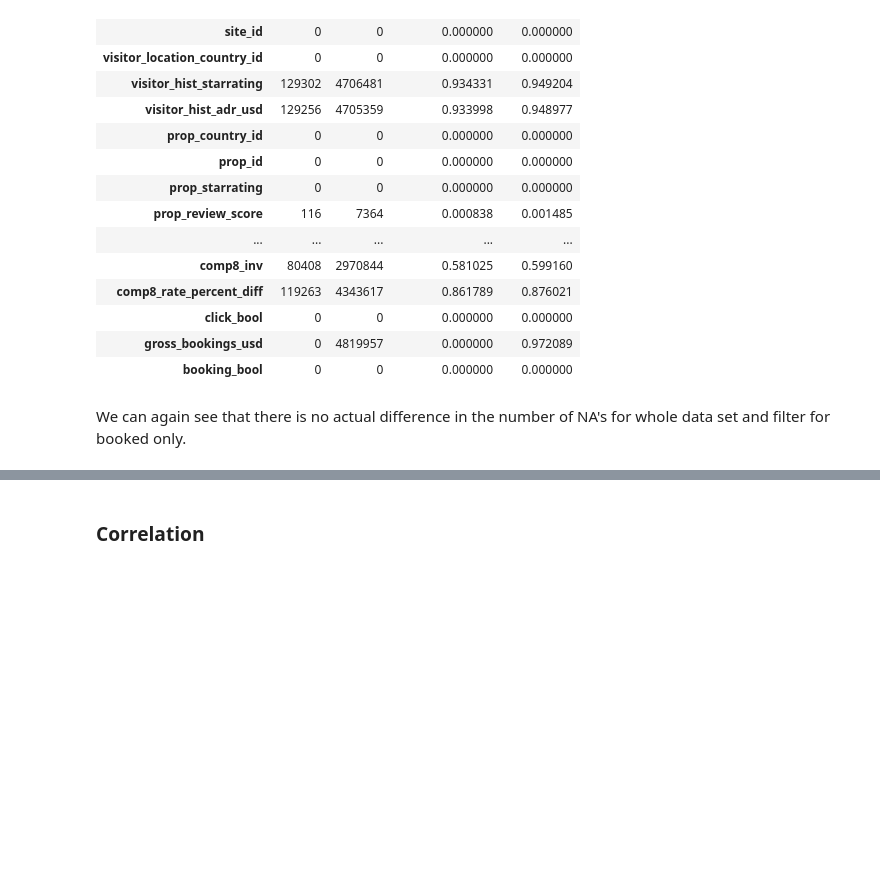
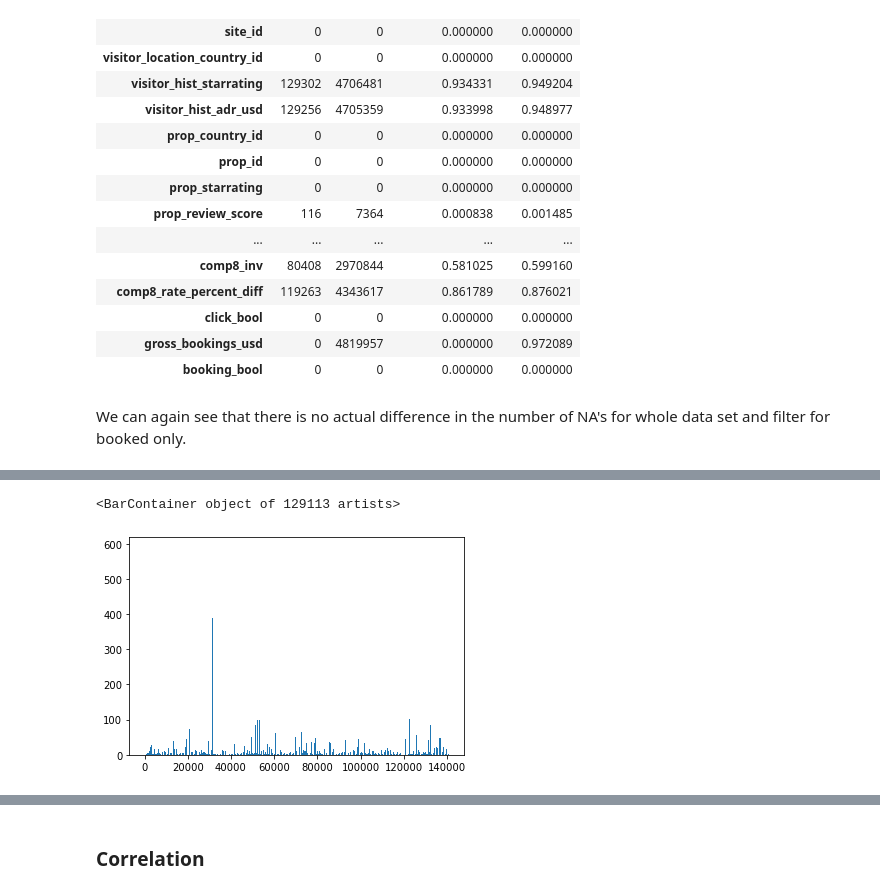
Before and after one commit to SoberZ/data-mining-techniques, a Jupyter notebook: A2/EDA.ipynb, the cells around one changed output, grey strips where cells are left out. Drawn from its saved outputs; the diff is of its cells as text; code cells hidden in the pictures; blank space fills up the shorter version.

```diff
--- a/A2/EDA.ipynb
+++ b/A2/EDA.ipynb
@@ -113,0 +120,6 @@ We can again see that there is no actual difference in the number of NA's for wh
+# %%
+vis_na = dat.isnull().groupby(dat['prop_id']).sum()
+plt.bar(vis_na.index, vis_na['orig_destination_distance'])
+# %% [output]
+<BarContainer object of 129113 artists>
+[figure, added]
```
Also changed, not shown: parts of 23 cells of this notebook.
